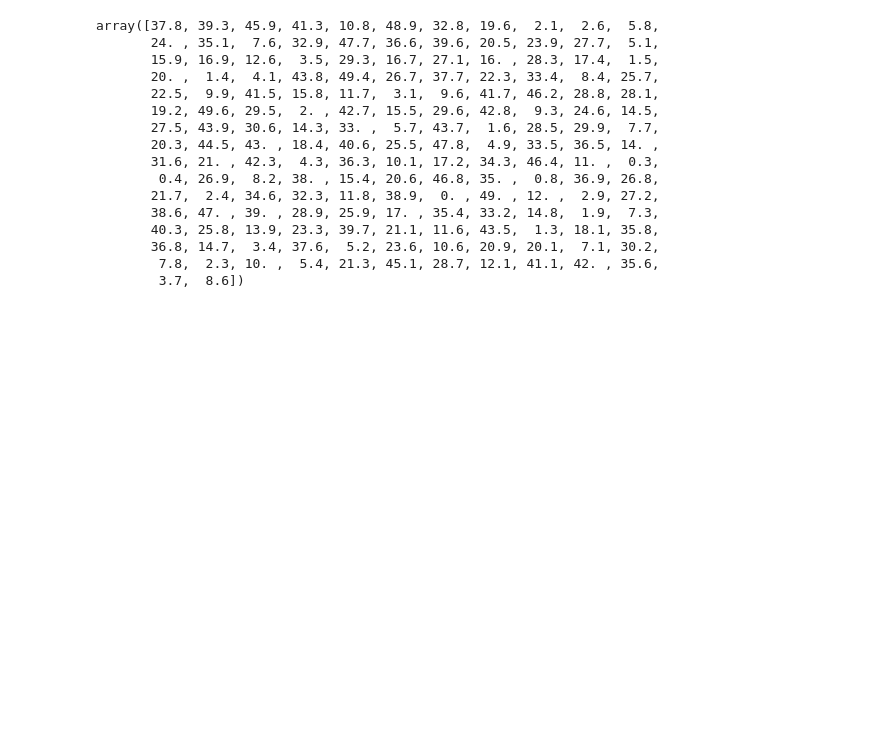
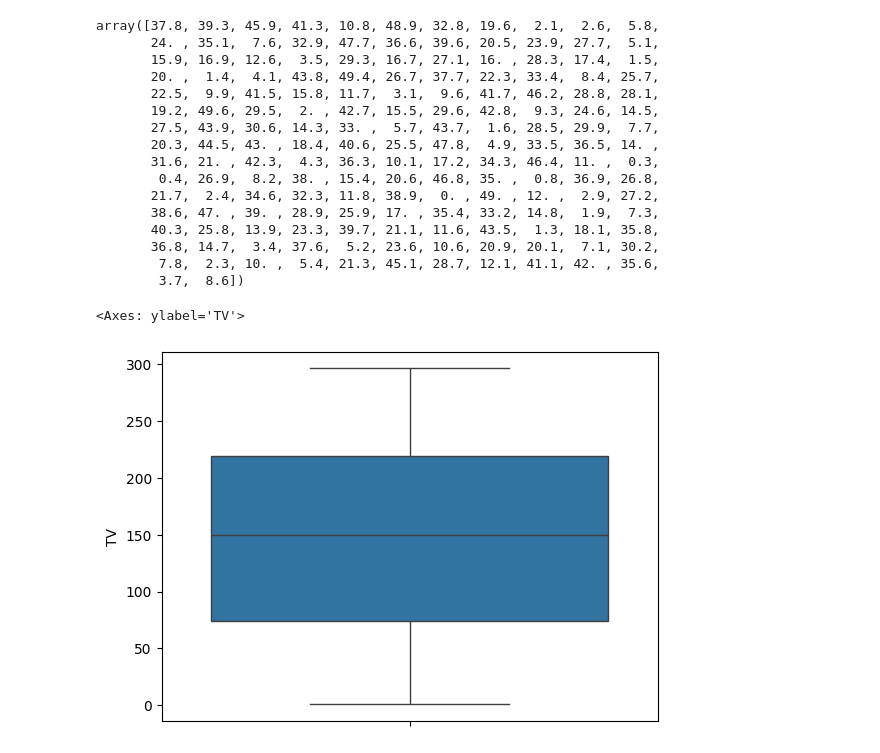
Before and after one commit to Kanha-kn/multilinear_regression_new, a Jupyter notebook: eda.ipynb, the cells around one changed output. Saved outputs shown, nothing was run; the diff lists cells and outputs as text; code cells hidden in the pictures; blank space fills up the shorter version.

```diff
--- a/eda.ipynb
+++ b/eda.ipynb
@@ -102,3 +102,10 @@ array([37.8, 39.3, 45.9, 41.3, 10.8, 48.9, 32.8, 19.6,  2.1,  2.6,  5.8,
        36.8, 14.7,  3.4, 37.6,  5.2, 23.6, 10.6, 20.9, 20.1,  7.1, 30.2,
         7.8,  2.3, 10. ,  5.4, 21.3, 45.1, 28.7, 12.1, 41.1, 42. , 35.6,
         3.7,  8.6])
+# %%
+# checking if there is any outliers
+# no need to check the outliers of the target varibale(Sales)
+sns.boxplot(df["TV"])
+# %% [output]
+<Axes: ylabel='TV'>
+[figure, added]
```
Also changed, not shown: parts of 14 cells of this notebook, 4 other files.
